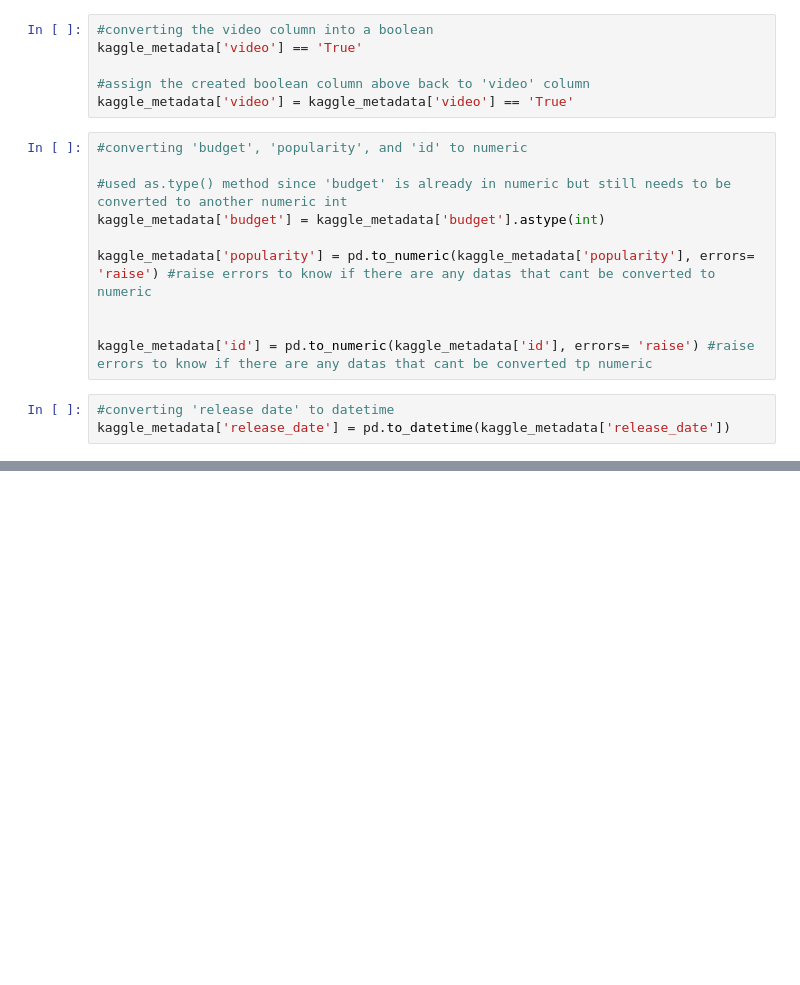
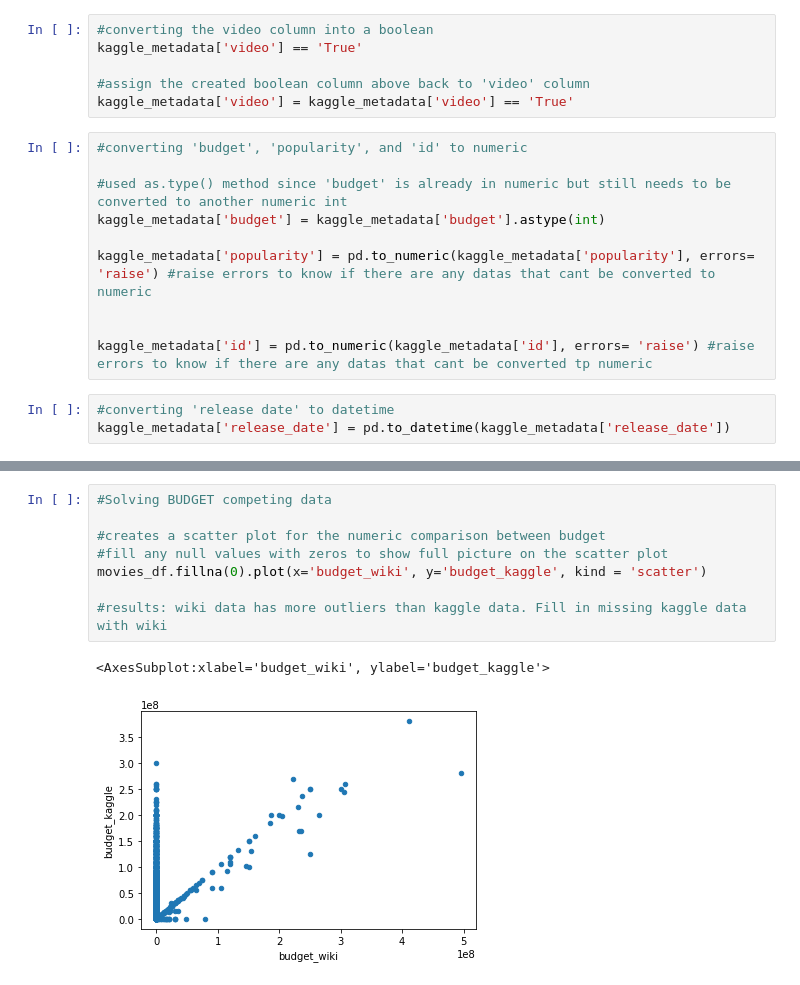
Before and after one commit to nasarar/Movies_ETL, a Jupyter notebook: ETL_Practice.ipynb, the cells around one changed output, grey strips where cells are left out. Drawn from its saved outputs; the diff is of its cells as text; blank space fills up the shorter version.

```diff
--- a/ETL_Practice.ipynb
+++ b/ETL_Practice.ipynb
@@ -347,0 +755,11 @@ movies_df = pd.merge(wiki_movies_df, kaggle_metadata)
+# %%
+#Solving BUDGET competing data
+
+#creates a scatter plot for the numeric comparison between budget
+#fill any null values with zeros to show full picture on the scatter plot
+movies_df.fillna(0).plot(x='budget_wiki', y='budget_kaggle', kind = 'scatter')
+
+#results: wiki data has more outliers than kaggle data. Fill in missing kaggle data with wiki
+# %% [output]
+<AxesSubplot:xlabel='budget_wiki', ylabel='budget_kaggle'>
+[figure, added]
```
Also changed, not shown: parts of 51 cells of this notebook.
